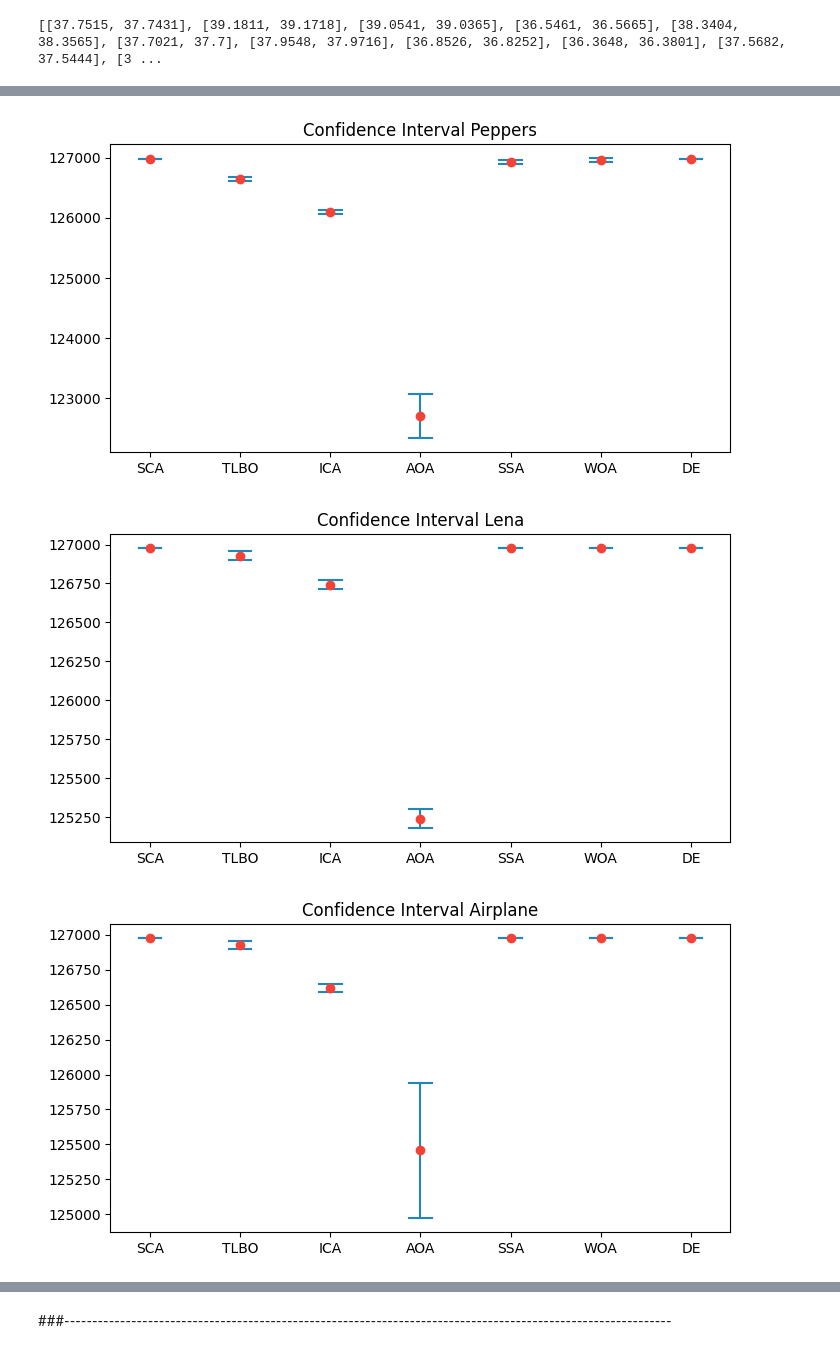
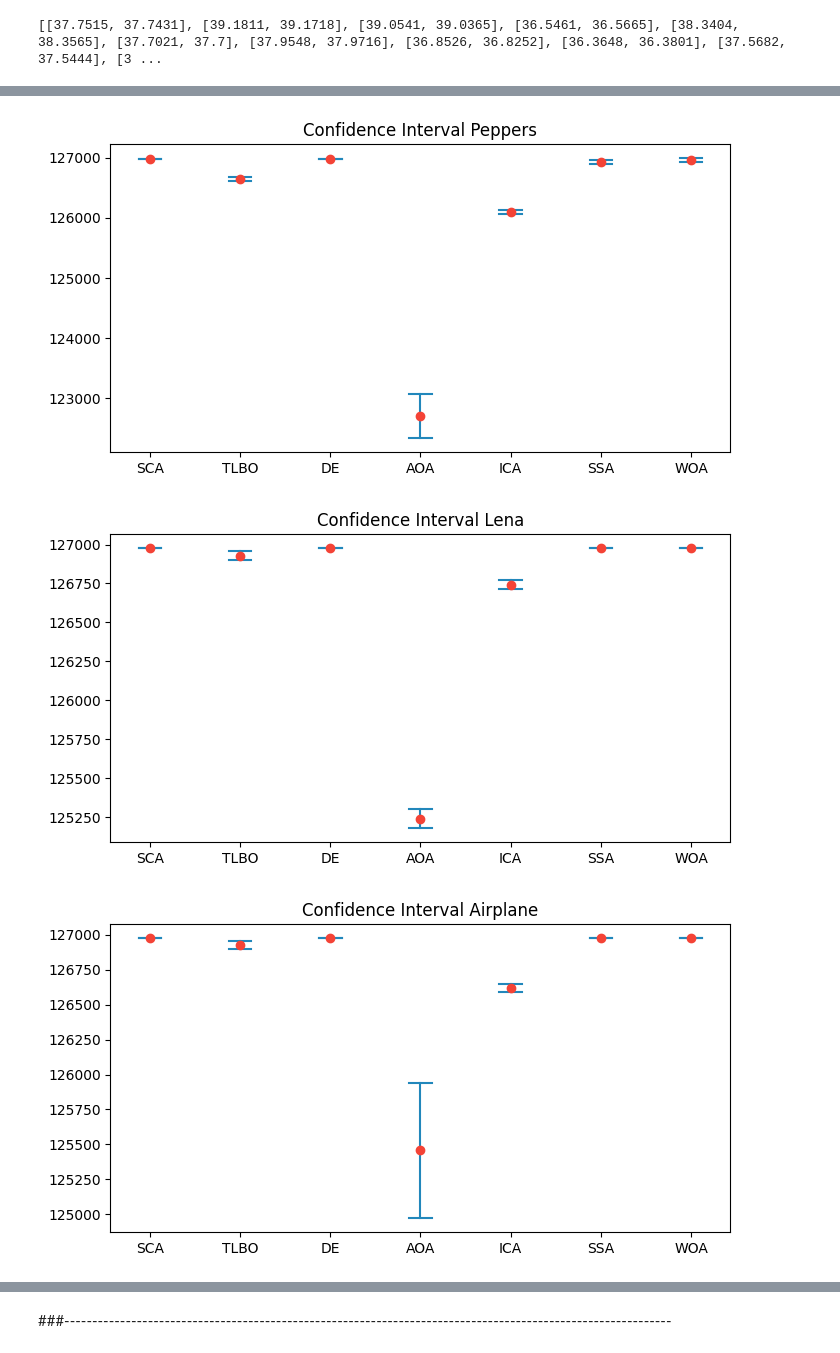
Before and after one commit to metobtw/metaheuristics_research, a Jupyter notebook: results_freq.ipynb, the cells around one changed output, grey strips where cells are left out. Cells and saved outputs as stored; diff of their text form; code cells hidden in the pictures.

```diff
--- a/results_freq.ipynb
+++ b/results_freq.ipynb
@@ -134,14 +134,14 @@ capacity_conf = [
     [126635, 126635],
     [118172, 118079],
 
-    [126108, 126077],
-    [126759, 126728],
-    [126635, 126604],
-    [109306, 109616],
-    [123411, 122884],
-    [125364, 125457],
-    [125457, 125767],
-    [113491, 113119],
+    [126976, 126976],
+    [126976, 126976],
+    [126976, 126976],
+    [126976, 126976],
+    [126976, 126976],
+    [126976, 126976],
+    [126976, 126976],
+    [126356, 126325],
 
     [122884, 122512],
     [125209, 125271],
@@ -151,43 +151,43 @@ capacity_conf = [
     [120714, 120280],
     [121489, 121613],
     [82863, 82739],
+
+    [126108, 126077],
+    [126759, 126728],
+    [126635, 126604],
+    [109306, 109616],
+    [123411, 122884],
+    [125364, 125457],
+    [125457, 125767],
+    [113491, 113119],
 
     [126914, 126945],
     [126976, 126976],
     [126976, 126976],
     [126201, 126542],
     [126945, 126914],
     [126976, 126976],
     [126976, 126976],
     [125736, 125922],
 
     [126976, 126945],
     [126976, 126976],
     [126976, 126976],
     [126480, 126449],
     [126945, 126883],
     [126976, 126976],
     [126976, 126976],
     [126077, 125953],
 
-    [126976, 126976],
-    [126976, 126976],
-    [126976, 126976],
-    [126976, 126976],
-    [126976, 126976],
-    [126976, 126976],
-    [126976, 126976],
-    [126356, 126325]
 ]
-
 for i in range(len(images)):
     plt.figure(figsize=(8, 4))
     plt.xticks([i for i in range(len(metaheuristics))], metaheuristics)
     plt.title(f'Confidence Interval {images[i]}')
     for metaheu in range(len(metaheuristics)):
         plot_confidence_interval(metaheu, capacity_conf[metaheu* len(images) +i])
     plt.show()
 # %% [output]
-[figure, old version]
+[figure, new version]
-[figure, old version]
+[figure, new version]
-[figure, old version]
+[figure, new version]
```
Also changed, not shown: parts of 12 cells of this notebook.
